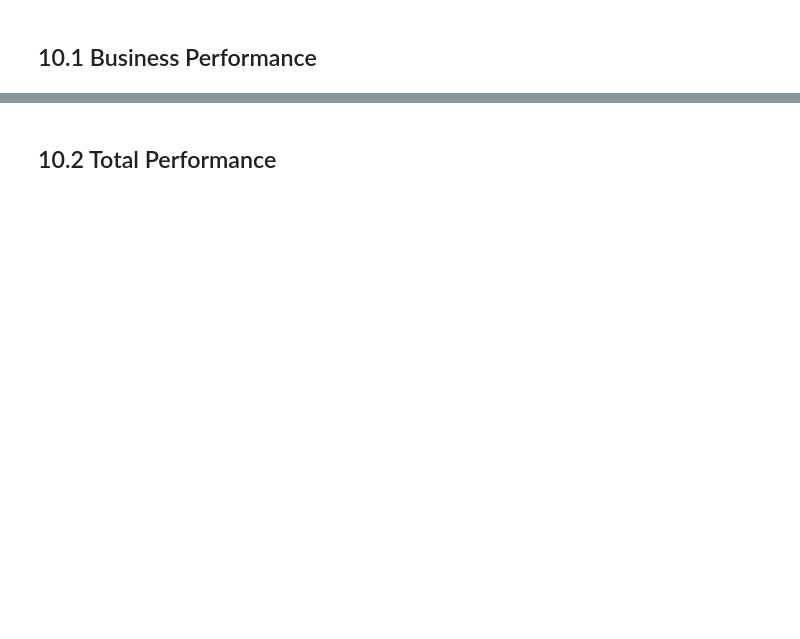
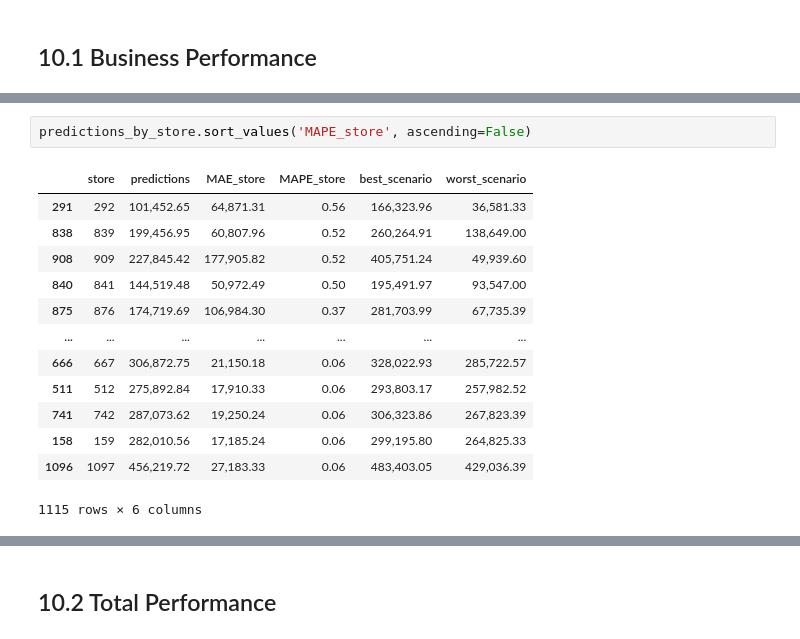
Before and after one commit to rafael-asousa/Sales-Prediction, a Jupyter notebook: notebook/Notebook-Sales-Prediction.ipynb, the cells around one changed output, grey strips where cells are left out. Cells and saved outputs as stored; diff of their text form; blank space fills up the shorter version.

```diff
--- a/notebook/Notebook-Sales-Prediction.ipynb
+++ b/notebook/Notebook-Sales-Prediction.ipynb
@@ -1101,0 +1140,16 @@ final_param={'n_estimators': 3000,
+# %%
+predictions_by_store.sort_values('MAPE_store', ascending=False)
+# %% [output]
+|  | store | predictions | MAE_store | MAPE_store | best_scenario | worst_scenario |
+| 291 | 292 | 101,452.65 | 64,871.31 | 0.56 | 166,323.96 | 36,581.33 |
+| 838 | 839 | 199,456.95 | 60,807.96 | 0.52 | 260,264.91 | 138,649.00 |
+| 908 | 909 | 227,845.42 | 177,905.82 | 0.52 | 405,751.24 | 49,939.60 |
+| 840 | 841 | 144,519.48 | 50,972.49 | 0.50 | 195,491.97 | 93,547.00 |
+| 875 | 876 | 174,719.69 | 106,984.30 | 0.37 | 281,703.99 | 67,735.39 |
+| ... | ... | ... | ... | ... | ... | ... |
+| 666 | 667 | 306,872.75 | 21,150.18 | 0.06 | 328,022.93 | 285,722.57 |
+| 511 | 512 | 275,892.84 | 17,910.33 | 0.06 | 293,803.17 | 257,982.52 |
+| 741 | 742 | 287,073.62 | 19,250.24 | 0.06 | 306,323.86 | 267,823.39 |
+| 158 | 159 | 282,010.56 | 17,185.24 | 0.06 | 299,195.80 | 264,825.33 |
+| 1096 | 1097 | 456,219.72 | 27,183.33 | 0.06 | 483,403.05 | 429,036.39 |
+1115 rows × 6 columns
```
Also changed, not shown: parts of 10 cells of this notebook.
